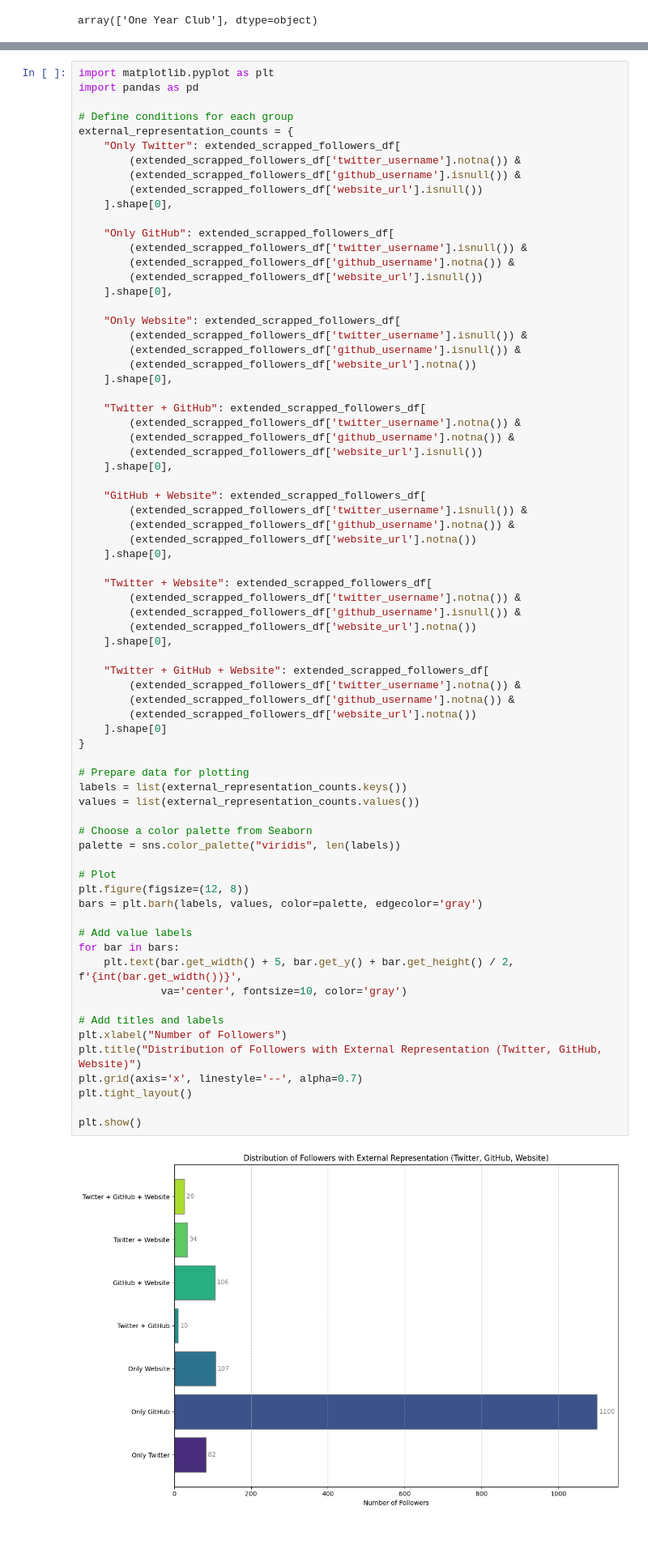
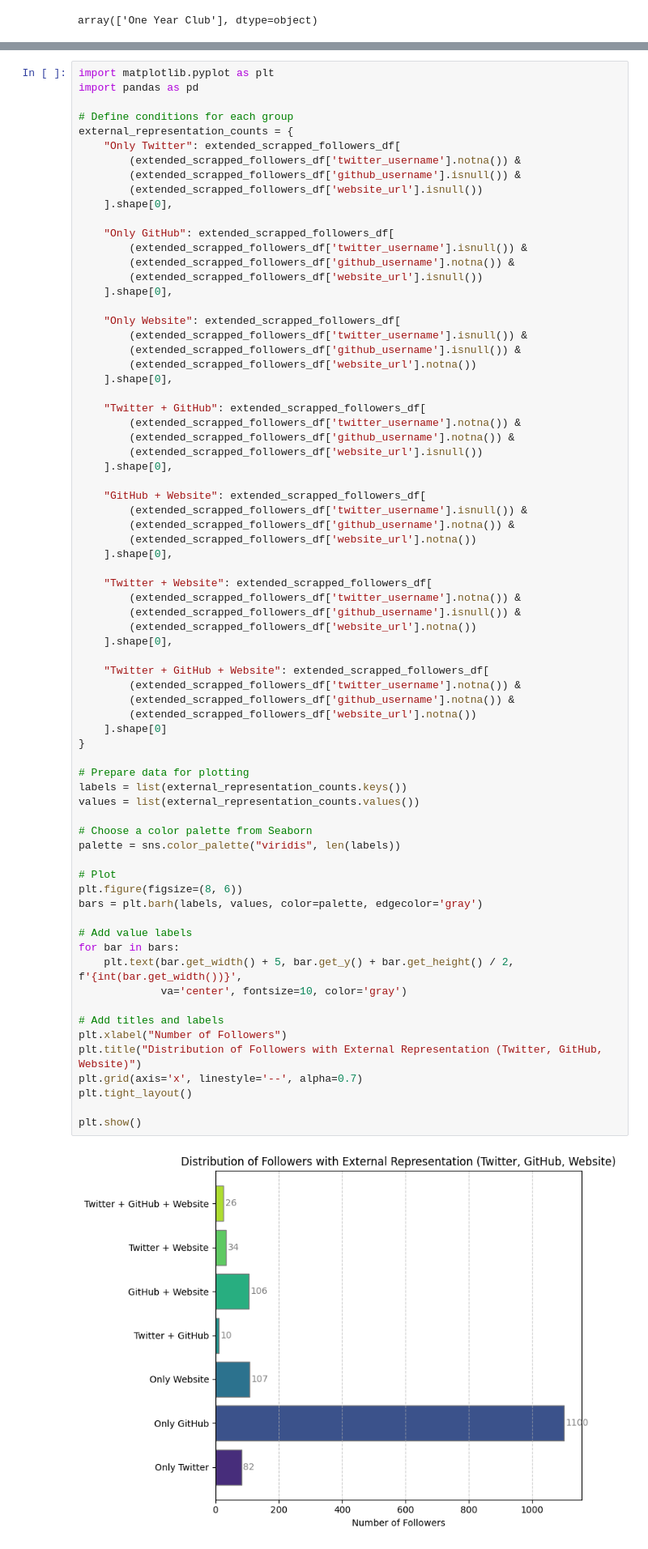
Before and after one commit to olgazju/blog_dev_to_audience_analyzer, a Jupyter notebook: analysis.ipynb, the cells around one changed output, grey strips where cells are left out. Shown at 81% size. Saved outputs shown, nothing was run; the diff lists cells and outputs as text.

```diff
--- a/analysis.ipynb
+++ b/analysis.ipynb
@@ -635,32 +644,32 @@ external_representation_counts = {
     "Twitter + GitHub + Website": extended_scrapped_followers_df[
         (extended_scrapped_followers_df['twitter_username'].notna()) &
         (extended_scrapped_followers_df['github_username'].notna()) &
         (extended_scrapped_followers_df['website_url'].notna())
     ].shape[0]
 }
 
 # Prepare data for plotting
 labels = list(external_representation_counts.keys())
 values = list(external_representation_counts.values())
 
 # Choose a color palette from Seaborn
 palette = sns.color_palette("viridis", len(labels))
 
 # Plot
-plt.figure(figsize=(12, 8))
+plt.figure(figsize=(8, 6))
 bars = plt.barh(labels, values, color=palette, edgecolor='gray')
 
 # Add value labels
 for bar in bars:
     plt.text(bar.get_width() + 5, bar.get_y() + bar.get_height() / 2, f'{int(bar.get_width())}',
              va='center', fontsize=10, color='gray')
 
 # Add titles and labels
 plt.xlabel("Number of Followers")
 plt.title("Distribution of Followers with External Representation (Twitter, GitHub, Website)")
 plt.grid(axis='x', linestyle='--', alpha=0.7)
 plt.tight_layout()
 
 plt.show()
 # %% [output]
-[figure, old version]
+[figure, new version]
```
Also changed, not shown: parts of 24 cells of this notebook.
